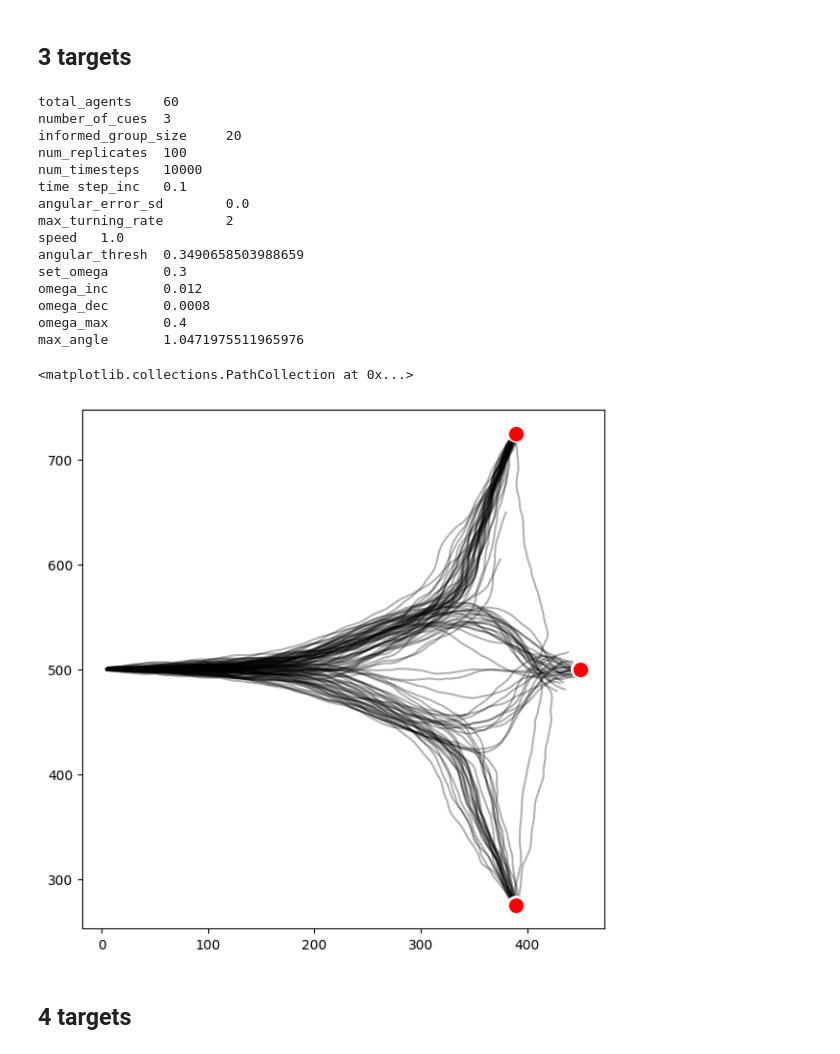
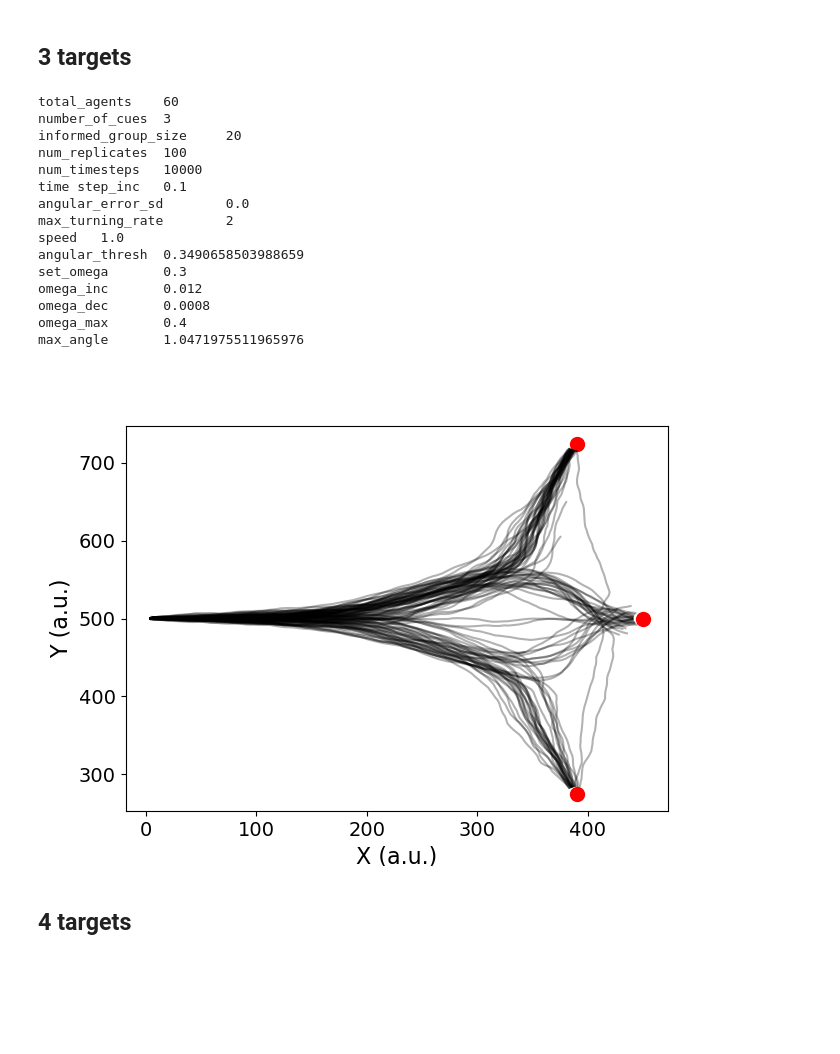
Before and after one commit to eleonoragatti44/Master-Thesis-Gatti, a Jupyter notebook: spatial_model/analysis/reproduce.ipynb, the cells around one changed output. Cells and saved outputs as stored; diff of their text form; code cells hidden in the pictures; blank space fills up the shorter version.

```diff
--- a/spatial_model/analysis/reproduce.ipynb
+++ b/spatial_model/analysis/reproduce.ipynb
@@ -51,36 +60,45 @@ text_file = open("../output/reproduce/parameters_3_targets.txt")
 file_content = text_file.read()
 print(file_content)
 text_file.close()
 
 df_cen = pd.read_csv('../output/reproduce/centroid_3_targets.txt', sep='\t')
 df_tar = pd.read_csv('../output/reproduce/targets_3_targets.txt', sep='\t')
 
-fig, ax = plt.subplots(figsize=(7, 7))
+fig, ax = plt.subplots(figsize=(7, 5))
 
 for i in range(df_cen.replicate.max()+1):
     plt.plot(df_cen.loc[df_cen.replicate==i,:].x, df_cen.loc[df_cen.replicate==i,:].y, c='black', alpha=0.3)
 
 plt.scatter(df_tar.loc[df_tar.id==0,:].x, df_tar.loc[df_tar.id==0,:].y, c='r', s=100)
 plt.scatter(df_tar.loc[df_tar.id==1,:].x, df_tar.loc[df_tar.id==1,:].y, c='r', s=100)
 plt.scatter(df_tar.loc[df_tar.id==2,:].x, df_tar.loc[df_tar.id==2,:].y, c='r', s=100)
+
+# set x and y labels as x and y
+plt.xlabel('X (a.u.)', fontsize=16)
+plt.ylabel('Y (a.u.)', fontsize=16)
+
+# set tick label size
+ax.tick_params(axis='both', which='major', labelsize=14)
+
+# save figure in pdf dpi 100
+plt.savefig('../img/3_targets.pdf', dpi=100)
 # %% [output]
 total_agents    60
 number_of_cues  3
 informed_group_size     20
 num_replicates  100
 num_timesteps   10000
 time step_inc   0.1
 angular_error_sd        0.0
 max_turning_rate        2
 speed   1.0
 angular_thresh  0.3490658503988659
 set_omega       0.3
 omega_inc       0.012
 omega_dec       0.0008
 omega_max       0.4
 max_angle       1.0471975511965976
-<matplotlib.collections.PathCollection at 0x...>
-[figure, old version]
+[figure, new version]
 # %% [markdown]
 ## 4 targets
 # %%
```
Also changed, not shown: parts of 3 cells of this notebook, 5 other files.
